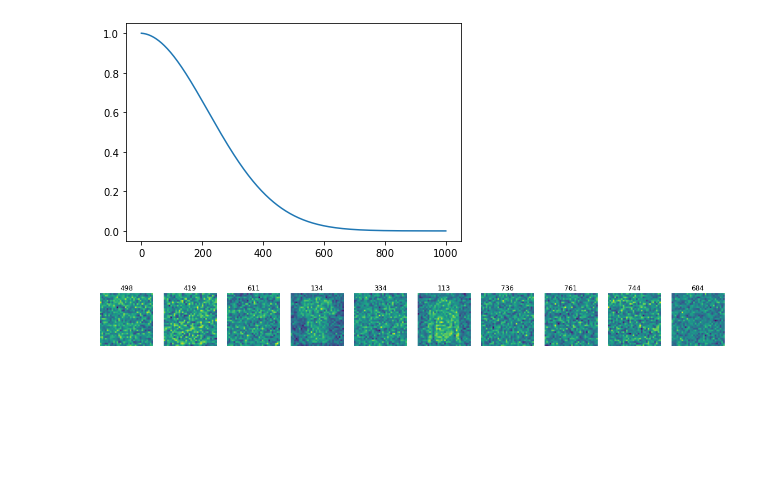
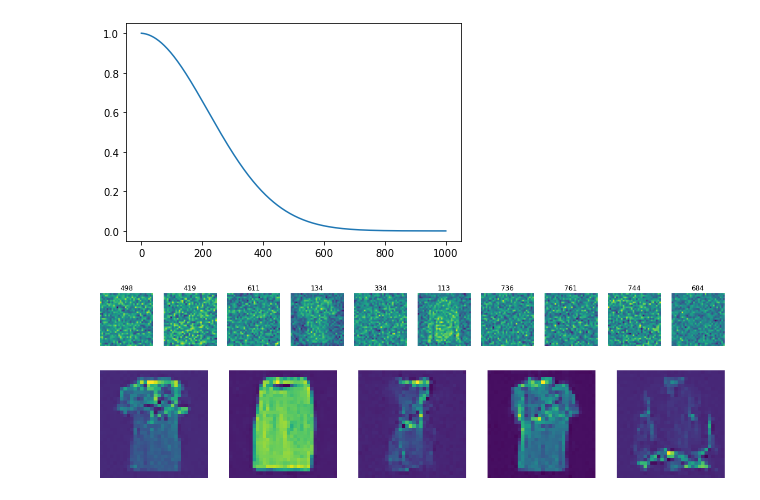
Before and after one commit to arun477/stable_diffusion, a Jupyter notebook: ddpm.ipynb, the cells around one changed output. Saved outputs shown, nothing was run; the diff lists cells and outputs as text; code cells hidden in the pictures; blank space fills up the shorter version.

```diff
--- a/ddpm.ipynb
+++ b/ddpm.ipynb
@@ -96,10 +96,8 @@ def sample(model, sz, alpha, alphabar, sigma, n_steps):
         betabar_t = 1-alphabar[t]
         betabar_t1 = 1-alphabar_t1
         x0_hat = ((x_t - betabar_t.sqrt()*model((x_t, t_batch)))/alphabar[t].sqrt()).clamp(-1, 1)
-        # this line is not clear yet
         x_t = x0_hat * alphabar_t1.sqrt()*(1-alpha[t])/betabar_t + x_t * alpha[t].sqrt()*betabar_t1/betabar_t + sigma[t]*z
-        preds.append(x_t.cpu())
-    return preds
+    return x_t
 # %%
 class UNet(UNet2DModel):
     def forward(self, x):
@@ -126,5 +124,15 @@ for epoch in range(epochs):
       opt.zero_grad()
       sched.step()
     print(f'epoch:{epoch}, loss:{loss.item():.3f}')
+# %%
+samples = sample(model, (5, 1, 32, 32), alpha, alphabar, sigma, n_steps)
+# %%
+sz = 5
+_,axs = plt.subplots(1, sz, figsize=(20, 5))
+for im,ax in zip(samples[-1], axs.flat):
+    ax.imshow(im.permute(1,2,0))
+    ax.set_axis_off()
+# %% [output]
+[figure, added]
 # %%
 torch.save(model.state_dict(), 'model.pth')
```
Also changed, not shown: 2 other files.
